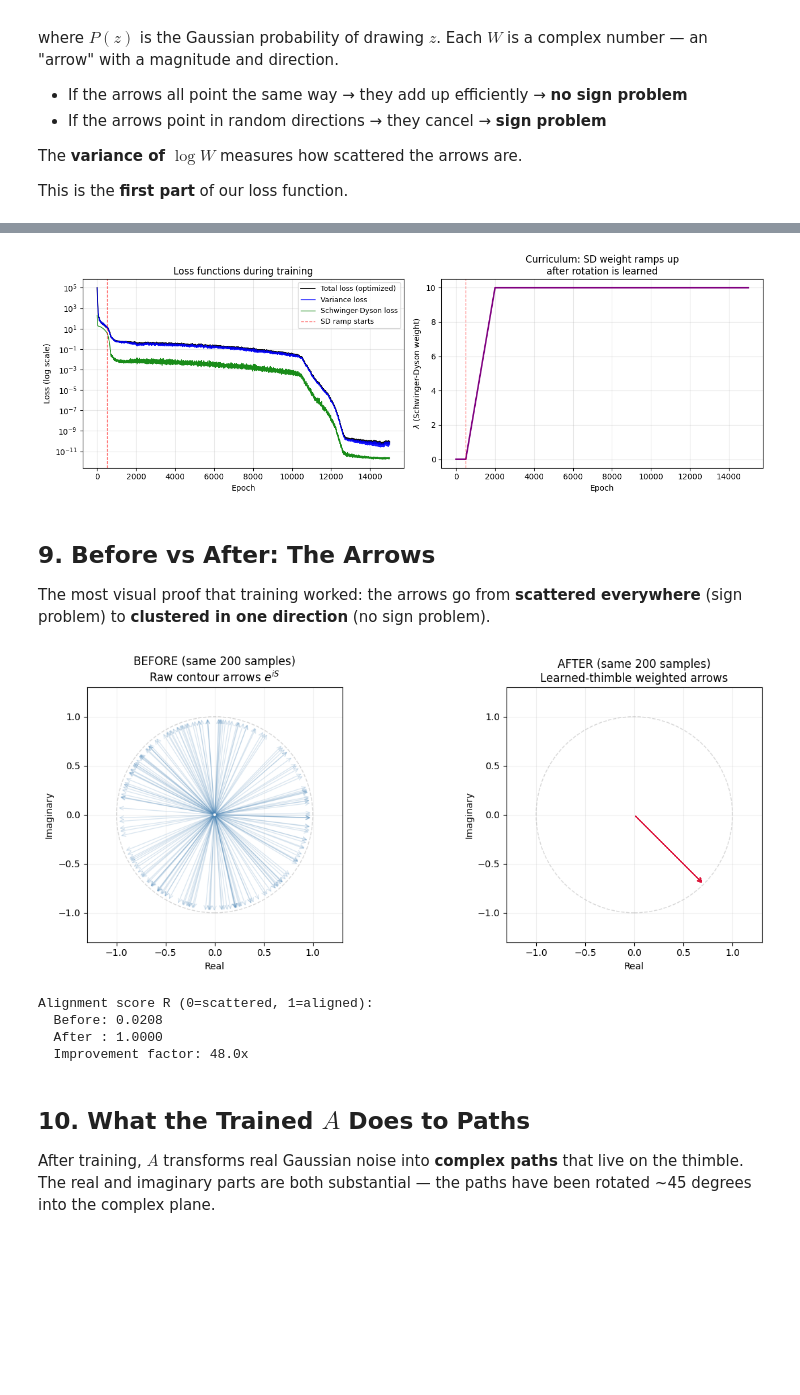
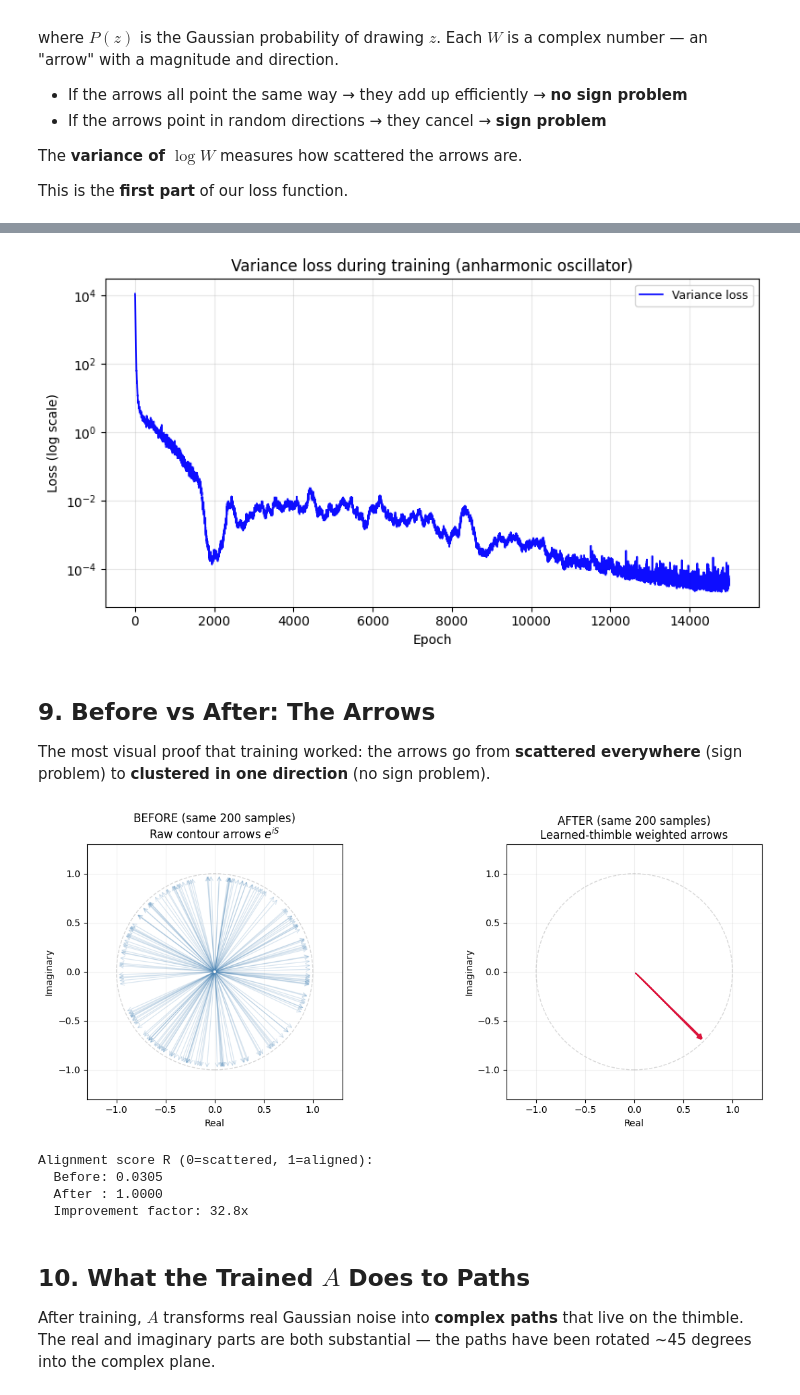
Before and after one commit to TomQuilter/QHO_ML_Discovery, a Jupyter notebook: QHO_Anharmonic_ML.ipynb, the cells around one changed output, grey strips where cells are left out. Drawn from its saved outputs; the diff is of its cells as text; code cells hidden in the pictures; blank space fills up the shorter version.

Commit message:
Before making a universal code

```diff
--- a/QHO_Anharmonic_ML.ipynb
+++ b/QHO_Anharmonic_ML.ipynb
@@ -33,13 +33,13 @@ We use the same parameters as `Claude.py` so we can compare results directly.
 # %%
-N = 32
+N = 16
 T = 1.0
 a = T / N
 m = 1.0
 omega = 2.0
 epsilon = 0.01
 D = N - 1
-lam = 0.1
+lam = 0   # 0.1
 
-print(f"Parameters: N={N}, T={T}, m={m}, omega={omega}, epsilon={epsilon}")
+print(f"Parameters: N={N}, T={T}, m={m}, omega={omega}, epsilon={epsilon}, lam={lam}")
 print(f"Free variables per path: D = {D}")
 # %% [output]
@@ -107,7 +107,8 @@ def complex_action(x):
     K = (m / (2 * a)) * torch.sum(dx ** 2, dim=1)
     omega_complex_sq = omega ** 2 - 1j * epsilon
     V = (a * m / 2) * omega_complex_sq * torch.sum(x ** 2, dim=1)
-    return K - V
+    V_quartic = a * (lam / 4) * torch.sum(x ** 4, dim=1)
+    return K - V - V_quartic
 # %% [markdown]
 Let's compute the action for several random real paths and see what the arrows $e^{iS}$ look like:
 # %%
@@ -423,29 +386,17 @@ We plot the **total optimized loss** together with its two components. All curve
 # %%
-fig, axes = plt.subplots(1, 2, figsize=(13, 4.5))
+fig, ax = plt.subplots(1, 1, figsize=(8, 4.5))
 
-ax = axes[0]
-ax.semilogy(total_loss_history, 'k-', lw=1.3, alpha=0.95, label='Total loss (optimized)')
-ax.semilogy(loss_history, 'b-', lw=1, alpha=0.9, label='Variance loss')
-ax.semilogy(sd_loss_history, 'g-', lw=1, alpha=0.9, label='Schwinger-Dyson loss')
-ax.axvline(500, color='r', ls='--', lw=1, alpha=0.6, label='SD ramp starts')
+ax.semilogy(loss_history, 'b-', lw=1.3, alpha=0.95, label='Variance loss')
 ax.set_xlabel('Epoch')
 ax.set_ylabel('Loss (log scale)')
-ax.set_title('Loss functions during training')
+ax.set_title('Variance loss during training (anharmonic oscillator)')
 ax.legend(fontsize=9)
-ax.grid(True, alpha=0.3)
-
-ax = axes[1]
-ax.plot(lambda_sd_history, 'purple', lw=2)
-ax.axvline(500, color='r', ls='--', lw=1, alpha=0.5)
-ax.set_xlabel('Epoch')
-ax.set_ylabel('$\\lambda$ (Schwinger-Dyson weight)')
-ax.set_title('Curriculum: SD weight ramps up\nafter rotation is learned')
 ax.grid(True, alpha=0.3)
 
 plt.tight_layout()
 plt.show()
 # %% [output]
-[figure, old version]
+[figure, new version]
 # %% [markdown]
 ## 9. Before vs After: The Arrows
 
@@ -519,11 +470,11 @@ print(f'  Before: {R_before:.4f}')
 print(f'  After : {R_after:.4f}')
 print(f'  Improvement factor: {R_after / max(R_before, 1e-12):.1f}x')
 # %% [output]
-[figure, old version]
+[figure, new version]
 Alignment score R (0=scattered, 1=aligned):
-  Before: 0.0208
+  Before: 0.0305
   After : 1.0000
-  Improvement factor: 48.0x
+  Improvement factor: 32.8x
 # %% [markdown]
 ## 10. What the Trained $A$ Does to Paths
 
```
Also changed, not shown: parts of 32 cells of this notebook, 1 other file.
